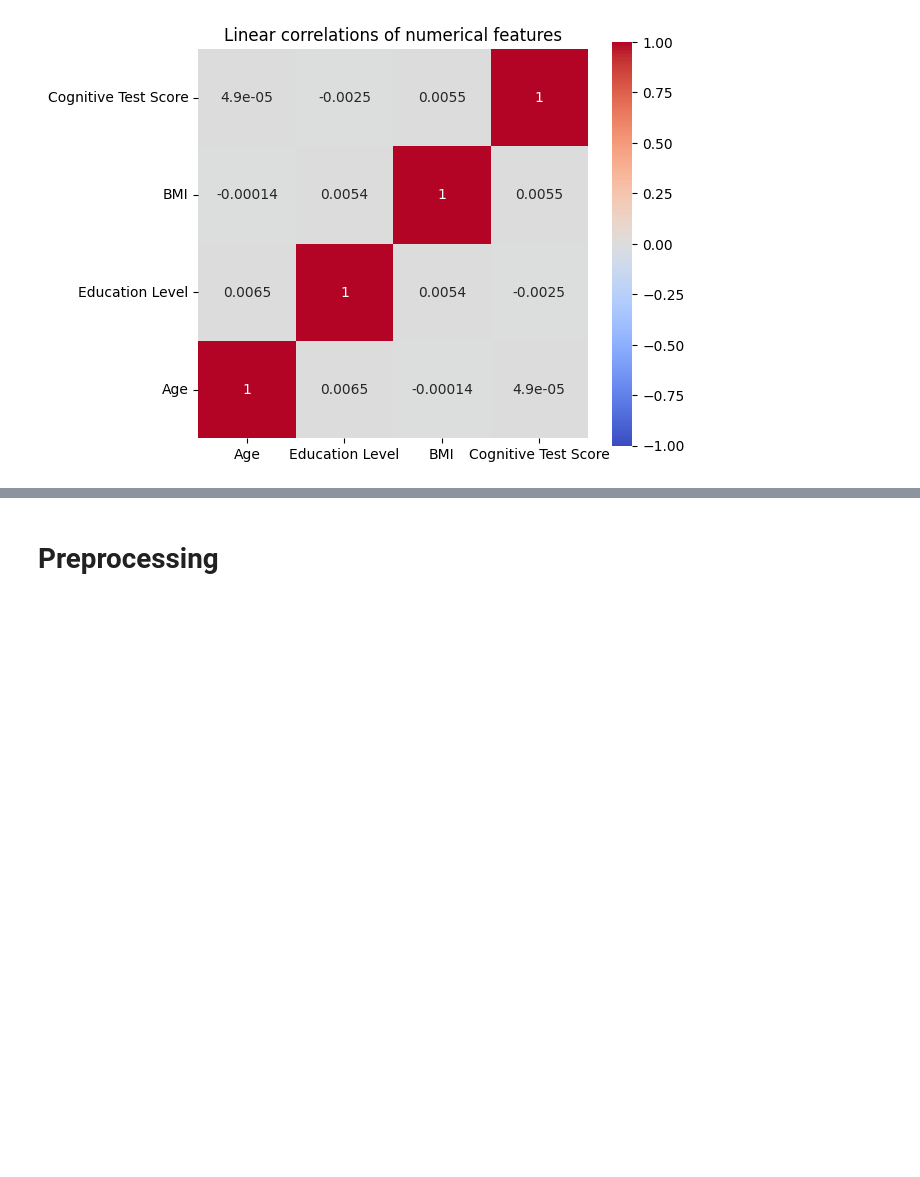
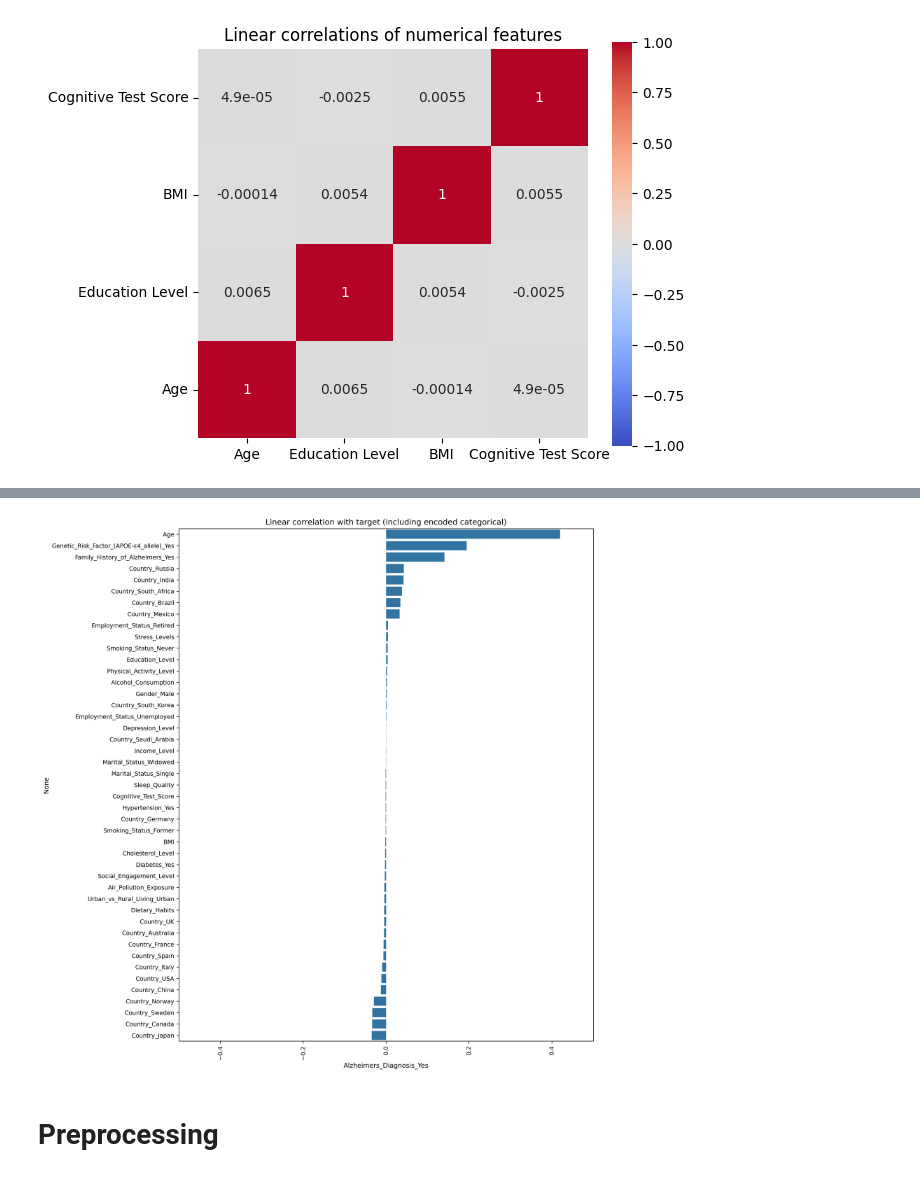
Before and after one commit to DVDMVN/STT811_ALZ_PROJ, a Jupyter notebook: master_notebook.ipynb, the cells around one changed output, grey strips where cells are left out. Cells and saved outputs as stored; diff of their text form; code cells hidden in the pictures; blank space fills up the shorter version.

```diff
--- a/master_notebook.ipynb
+++ b/master_notebook.ipynb
@@ -120,3 +127,25 @@ plt.show()
+# %%
+fig = plt.figure(figsize = (12, 12))
+fig.set_dpi(300)
+corr_info: pd.DataFrame = (
+    alzheimers_encoded.select_dtypes(include="number")
+    .corr()[["Alzheimers_Diagnosis_Yes"]]
+    .drop("Alzheimers_Diagnosis_Yes", axis=0)
+)
+corr_info = corr_info.sort_values(by = 'Alzheimers_Diagnosis_Yes', ascending=False)
+sns.barplot(
+    data = corr_info,
+    x = 'Alzheimers_Diagnosis_Yes',
+    y = corr_info.index,
+)
+plt.yticks(rotation=0, fontsize = 9)
+plt.xticks(rotation=90, fontsize = 9)
+plt.title("Linear correlation with target (including encoded categorical)")
+plt.xlim((-0.5, 0.5))
+plt.tight_layout()
+plt.show()
+# %% [output]
+[figure, added]
 # %% [markdown]
 # Preprocessing
 # %%
```
Also changed, not shown: parts of 8 cells of this notebook, 3 other files.
